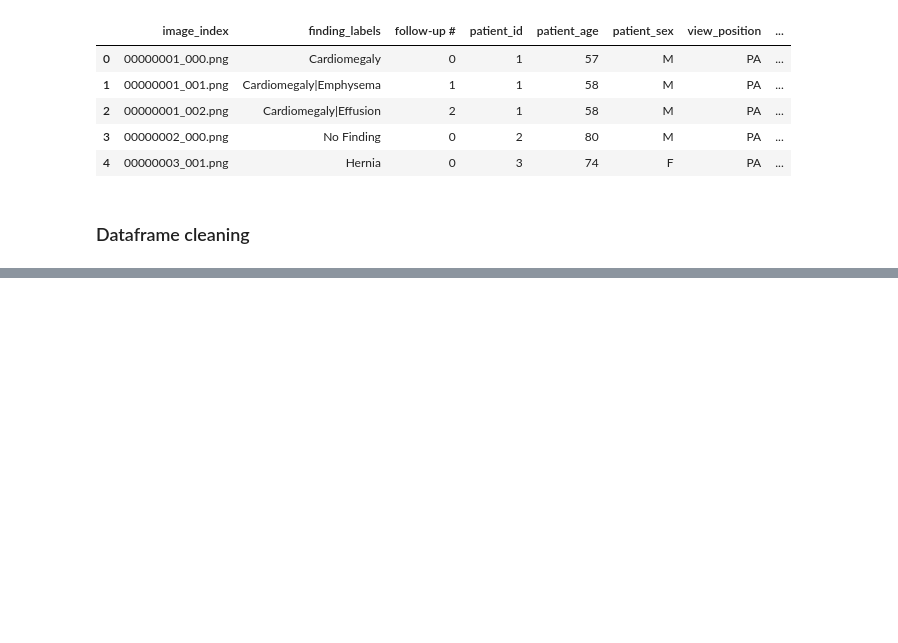
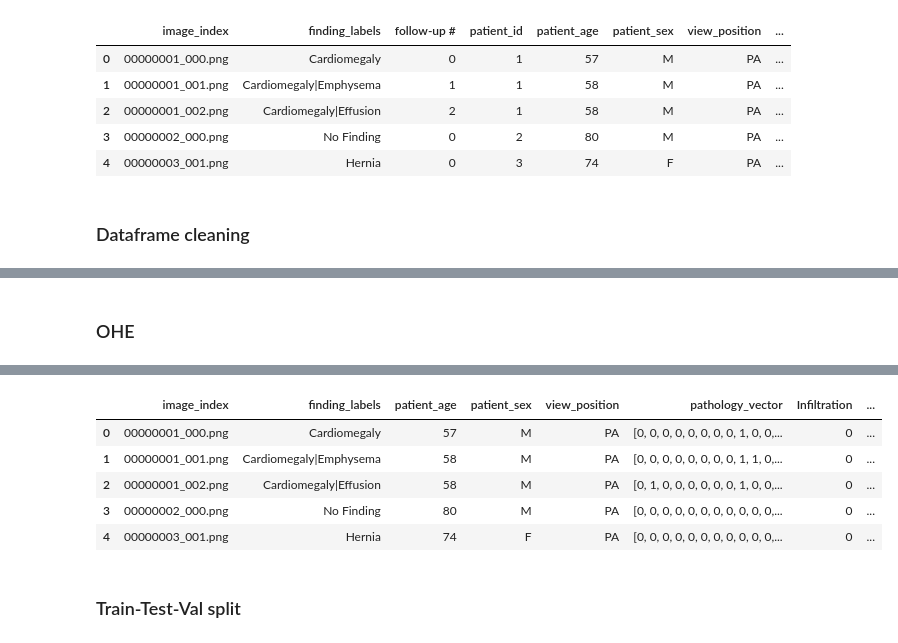
Before and after one commit to psiku/dnn-cxr-diagnostics, a Jupyter notebook: cxr-training-pipeline/notebooks/02_data_preparation/01_dataset_preparation.ipynb, the cells around one changed output, grey strips where cells are left out. Cells and saved outputs as stored; diff of their text form; code cells hidden in the pictures; blank space fills up the shorter version.

```diff
--- a/cxr-training-pipeline/notebooks/02_data_preparation/01_dataset_preparation.ipynb
+++ b/cxr-training-pipeline/notebooks/02_data_preparation/01_dataset_preparation.ipynb
@@ -98,0 +98,2 @@ original image resolution – images will be resized during preprocessing, so th
+# %%
+cleaned_metadata = metadata[['image_index', 'finding_labels', 'patient_age', 'patient_sex', 'view_position']]
@@ -98,0 +116,10 @@ original image resolution – images will be resized during preprocessing, so th
+# %%
+PATHOLOGY_LIST = ["Infiltration", "Effusion", "Atelectasis", "Nodule", "Mass", "Pneumothorax", "Consolidation", "Pleural_Thickening", "Cardiomegaly", "Emphysema", "Edema", "Fibrosis", "Pneumonia", "Hernia"]
+# %%
+def labels_to_vector(label_string):
+    labels = label_string.split("|")
+    return [1 if pathology in labels else 0 for pathology in PATHOLOGY_LIST]
+
+cleaned_metadata["pathology_vector"] = cleaned_metadata["finding_labels"].apply(labels_to_vector)
+
+cleaned_metadata.head()
@@ -98,0 +144,9 @@ original image resolution – images will be resized during preprocessing, so th
+# %% [markdown]
+### OHE
+# %%
+labels = cleaned_metadata["finding_labels"].str.get_dummies(sep="|")
+
+cleaned_metadata = cleaned_metadata.join(labels[PATHOLOGY_LIST])
+
+cleaned_metadata.head()
+# %% [output]
@@ -98,0 +154,8 @@ original image resolution – images will be resized during preprocessing, so th
+|  | image_index | finding_labels | patient_age | patient_sex | view_position | pathology_vector | Infiltration | ... |
+| 0 | 00000001_000.png | Cardiomegaly | 57 | M | PA | [0, 0, 0, 0, 0, 0, 0, 0, 1, 0, 0,... | 0 | ... |
+| 1 | 00000001_001.png | Cardiomegaly|Emphysema | 58 | M | PA | [0, 0, 0, 0, 0, 0, 0, 0, 1, 1, 0,... | 0 | ... |
+| 2 | 00000001_002.png | Cardiomegaly|Effusion | 58 | M | PA | [0, 1, 0, 0, 0, 0, 0, 0, 1, 0, 0,... | 0 | ... |
+| 3 | 00000002_000.png | No Finding | 80 | M | PA | [0, 0, 0, 0, 0, 0, 0, 0, 0, 0, 0,... | 0 | ... |
+| 4 | 00000003_001.png | Hernia | 74 | F | PA | [0, 0, 0, 0, 0, 0, 0, 0, 0, 0, 0,... | 0 | ... |
+# %% [markdown]
+### Train-Test-Val split
```
Also changed, not shown: parts of 15 cells of this notebook, 1 other file.
